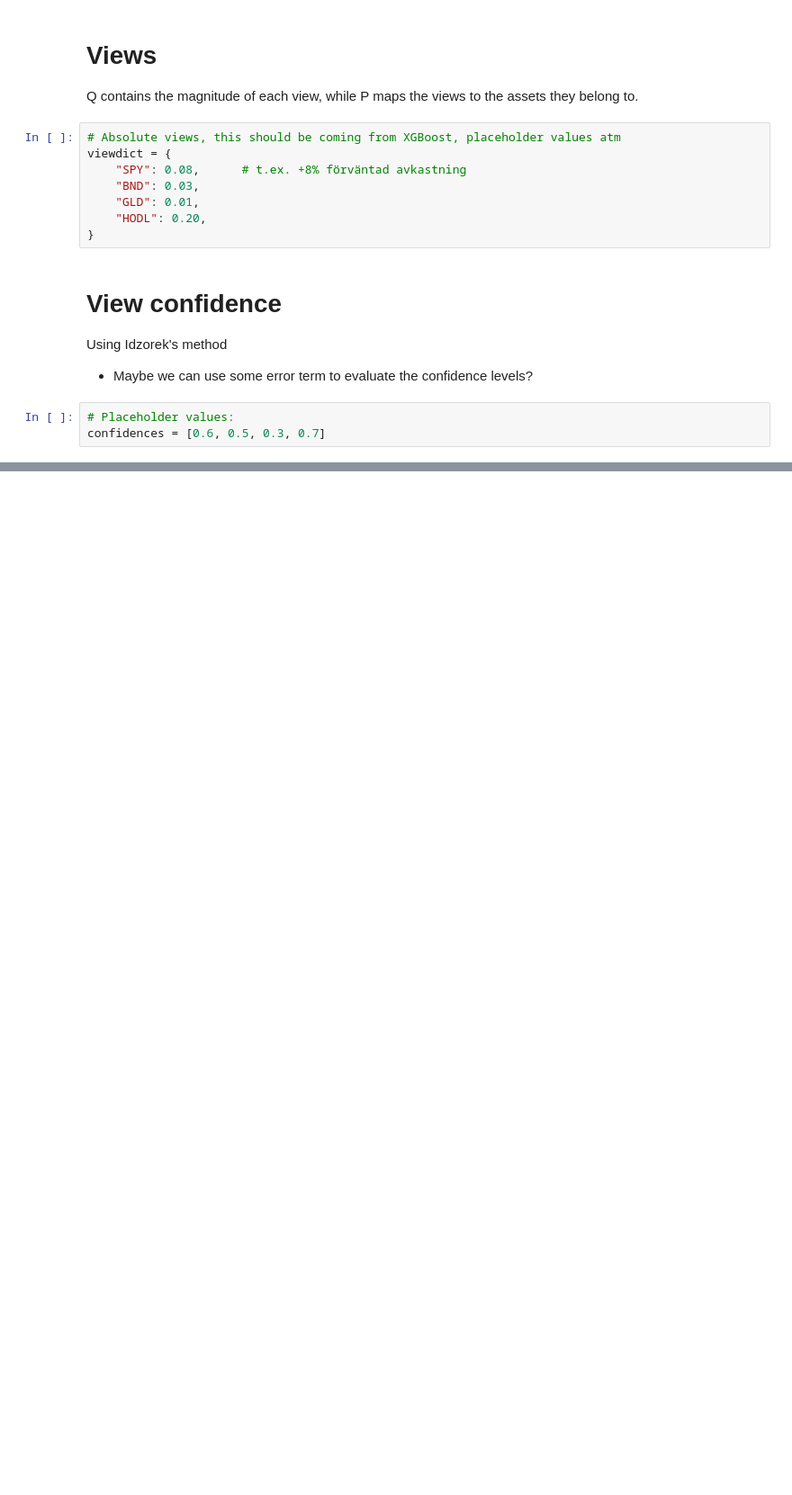
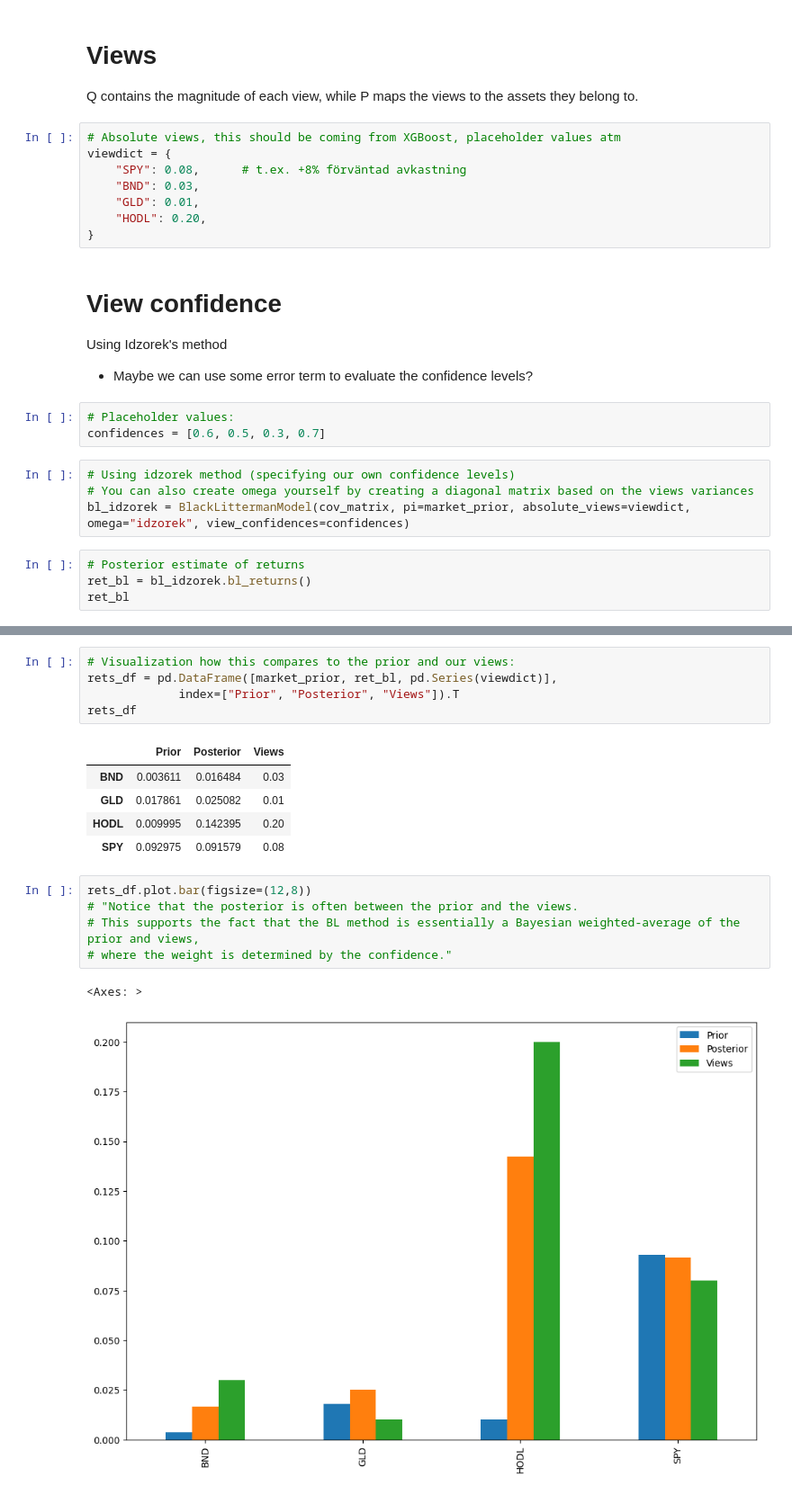
Before and after one commit to AlexanderJarvheden/PortfolioManagement-ML, a Jupyter notebook: black_litterman.ipynb, the cells around one changed output, grey strips where cells are left out. Shown at 90% size. Cells and saved outputs as stored; diff of their text form; blank space fills up the shorter version.

```diff
--- a/black_litterman.ipynb
+++ b/black_litterman.ipynb
@@ -160,3 +161,11 @@ Using Idzorek's method
 # %%
 # Placeholder values:
 confidences = [0.6, 0.5, 0.3, 0.7]
+# %%
+# Using idzorek method (specifying our own confidence levels)
+# You can also create omega yourself by creating a diagonal matrix based on the views variances
+bl_idzorek = BlackLittermanModel(cov_matrix, pi=market_prior, absolute_views=viewdict, omega="idzorek", view_confidences=confidences)
+# %%
+# Posterior estimate of returns
+ret_bl = bl_idzorek.bl_returns()
+ret_bl
@@ -162,0 +179,19 @@ confidences = [0.6, 0.5, 0.3, 0.7]
+# %%
+# Visualization how this compares to the prior and our views:
+rets_df = pd.DataFrame([market_prior, ret_bl, pd.Series(viewdict)],
+             index=["Prior", "Posterior", "Views"]).T
+rets_df
+# %% [output]
+|  | Prior | Posterior | Views |
+| BND | 0.003611 | 0.016484 | 0.03 |
+| GLD | 0.017861 | 0.025082 | 0.01 |
+| HODL | 0.009995 | 0.142395 | 0.20 |
+| SPY | 0.092975 | 0.091579 | 0.08 |
+# %%
+rets_df.plot.bar(figsize=(12,8))
+# "Notice that the posterior is often between the prior and the views.
+# This supports the fact that the BL method is essentially a Bayesian weighted-average of the prior and views,
+# where the weight is determined by the confidence."
+# %% [output]
+<Axes: >
+[figure, added]
```
Also changed, not shown: parts of 16 cells of this notebook.
